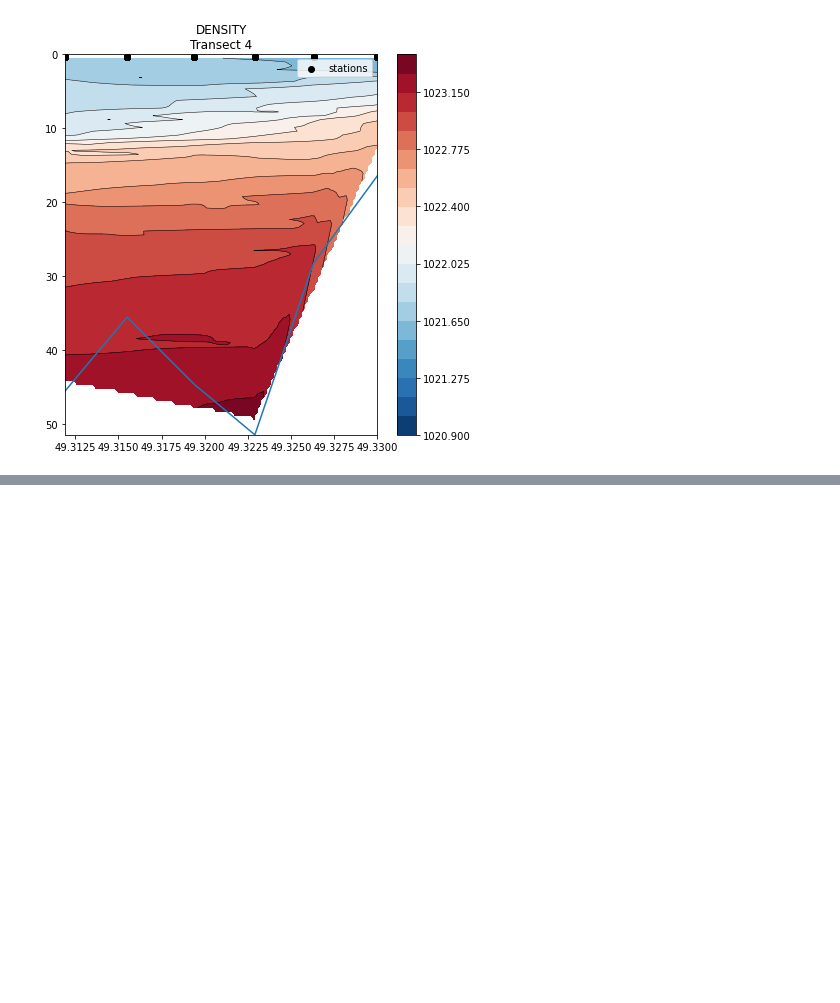
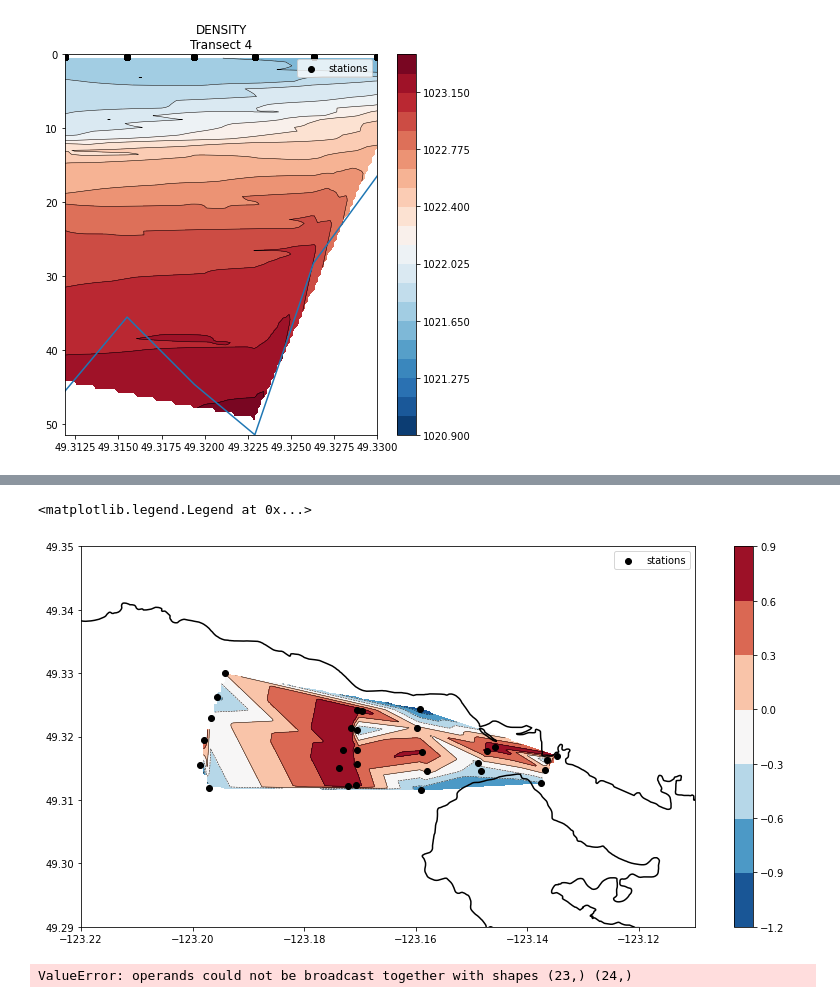
Before and after one commit to rbeutel/EOSC573, a Jupyter notebook: project/CTDanalysis.ipynb, the cells around one changed output, grey strips where cells are left out. Cells and saved outputs as stored; diff of their text form; code cells hidden in the pictures; blank space fills up the shorter version.

```diff
--- a/project/CTDanalysis.ipynb
+++ b/project/CTDanalysis.ipynb
@@ -438,0 +489,13 @@ plt.legend()
+# %%
+#create a new data frame with ONLY info from a depth of 0.75 dB
+surface = pd.DataFrame({'transect': [df.transect[i] for i in range(len(df)) if df.pressure[i]==0.75],
+         'station': [df.station[i] for i in range(len(df)) if df.pressure[i]==0.75],
+         'lat': [df.lat[i] for i in range(len(df)) if df.pressure[i]==0.75],
+         'lon': [df.lon[i] for i in range(len(df)) if df.pressure[i]==0.75],
+         'depth': [df.depth[i] for i in range(len(df)) if df.pressure[i]==0.75],
+         'temperature': [df.temperature[i] for i in range(len(df)) if df.pressure[i]==0.75],
+         'salinity': [df.salinity[i] for i in range(len(df)) if df.pressure[i]==0.75],
+         'pressure':[df.pressure[i] for i in range(len(df)) if df.pressure[i]==0.75],
+         'stream':[df['Stream Function'][i] for i in range(len(df)) if df.pressure[i]==0.75],
+         'seadepth': [df.seadepth[i] for i in range(len(df)) if df.pressure[i]==0.75]})
+surface
@@ -438,0 +520,42 @@ plt.legend()
+# %%
+burrard = loadmat('PNW.mat')
+
+x= burrard['ncst'][:,0]
+y= burrard['ncst'][:,1]
+# %%
+# Create grid values first.
+ngridx = 100
+ngridy = 100
+xi = np.linspace(min(surface.lon),max(surface.lon), ngridx)
+yi = np.linspace(min(surface.lat),max(surface.lat), ngridy)
+
+#DENSITY
+# Linearly interpolate the data (x, y) on a grid defined by (xi, yi).
+#zi = griddata((surface.lon[:24], surface.lat[:24]), surface.stream[:24], (xi[None, :], yi[:, None]), method='linear')
+zi = griddata((surface.lon, surface.lat), surface.stream, (xi[None, :], yi[:, None]), method='linear')
+
+fig, ax = plt.subplots(figsize=(14, 7))
+plt.contour(xi, yi, zi, linewidths=0.5, colors='k')
+plt.contourf(xi, yi, zi, cmap="RdBu_r")
+plt.colorbar()
+
+plt.xlim([-123.22, -123.11])
+plt.ylim([49.29,49.35])
+#plt.title('DENSITY\nTransect 4')
+
+ax.plot(x, y, 'k')
+ax.scatter(surface.lon, surface.lat, c='k', label='stations')
+ax.set_aspect(5/4.4)
+ax.legend()
+# %% [output]
+<matplotlib.legend.Legend at 0x...>
+[figure, added]
+# %%
+#calculate velocity between stations
+stream = surface.stream[:24]
+lon = surface.lon[:24]
+lat = surface.lat[:24]
+
+V = gsw.geostrophy.geostrophic_velocity(stream, lon, lat, p=0.75, axis=0)
+# %% [output]
+ValueError: operands could not be broadcast together with shapes (23,) (24,)
```
Also changed, not shown: parts of 28 cells of this notebook, 3 other files.
